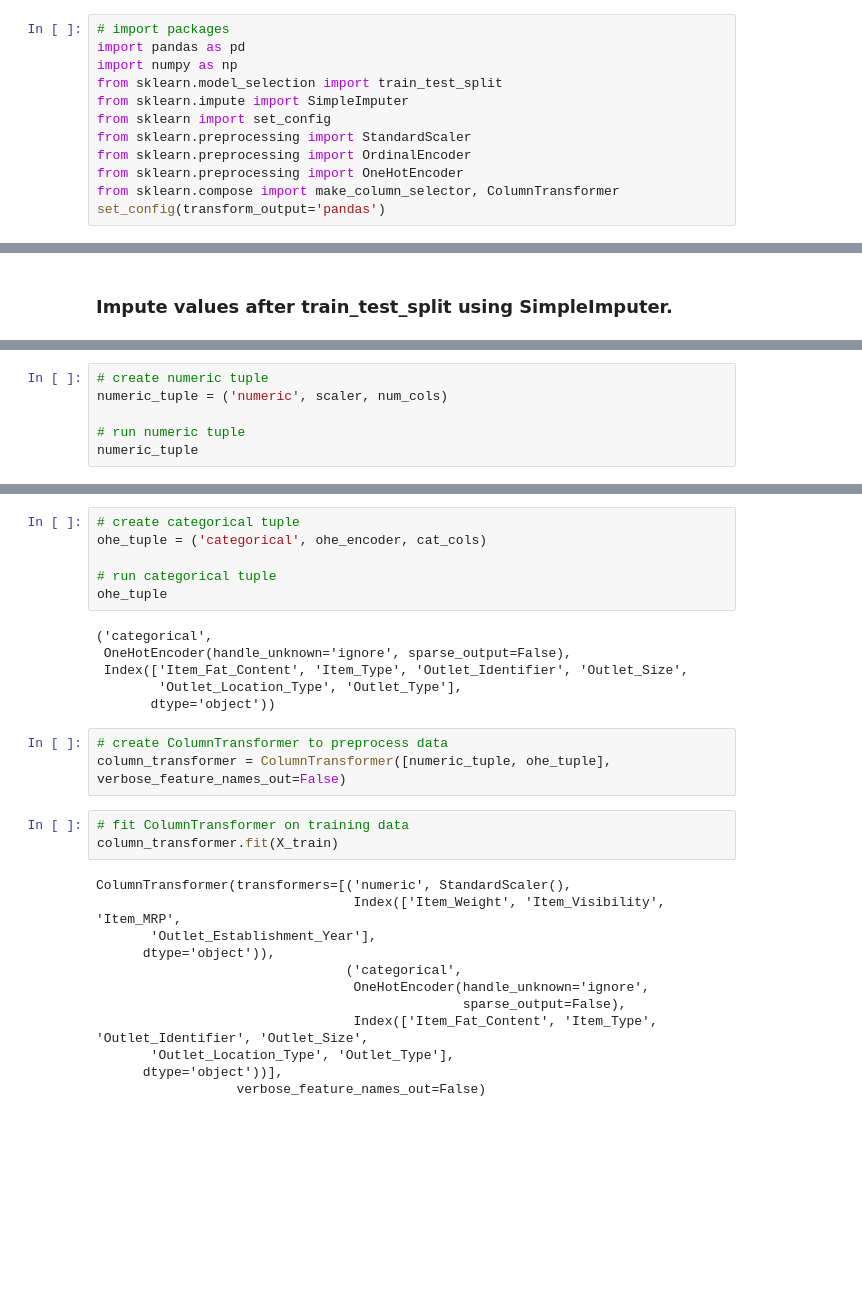
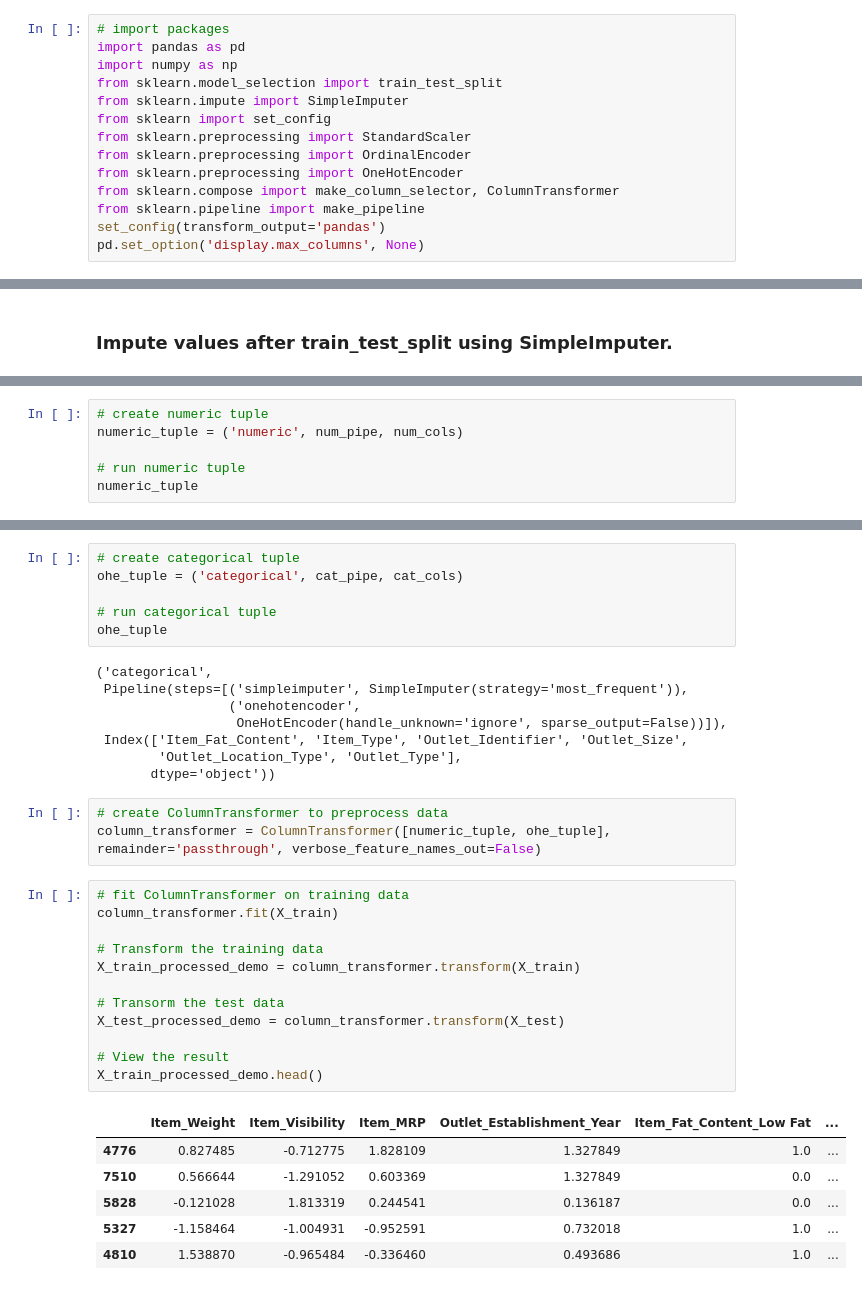
Before and after one commit to EhLeeOod/Prediction-of-Product-Sales, a Jupyter notebook: Part_5_Project_1_Core.ipynb, the cells around one changed output, grey strips where cells are left out. Cells and saved outputs as stored; diff of their text form; blank space fills up the shorter version.

Commit message:
removed redundant code; added num_pipe; added SimpleImputer to cat_pipe; added cat_pipe to ohe_tuple

```diff
--- a/Part_5_Project_1_Core.ipynb
+++ b/Part_5_Project_1_Core.ipynb
@@ -39,7 +39,9 @@ from sklearn.preprocessing import StandardScaler
 from sklearn.preprocessing import OrdinalEncoder
 from sklearn.preprocessing import OneHotEncoder
 from sklearn.compose import make_column_selector, ColumnTransformer
+from sklearn.pipeline import make_pipeline
 set_config(transform_output='pandas')
+pd.set_option('display.max_columns', None)
 # %%
 # load data
 df = pd.read_csv('/content/drive/MyDrive/CodingDojo/01-Fundamentals/Week02/Data/sales_predictions_2023.csv')
@@ -270,6 +180,6 @@ OneHotEncoder(handle_unknown='ignore', sparse_output=False)
 # %%
 # create numeric tuple
-numeric_tuple = ('numeric', scaler, num_cols)
+numeric_tuple = ('numeric', num_pipe, num_cols)
 
 # run numeric tuple
 numeric_tuple
@@ -281,31 +192,37 @@ numeric_tuple
        dtype='object'))
 # %%
 # create categorical tuple
-ohe_tuple = ('categorical', ohe_encoder, cat_cols)
+ohe_tuple = ('categorical', cat_pipe, cat_cols)
 
 # run categorical tuple
 ohe_tuple
 # %% [output]
 ('categorical',
- OneHotEncoder(handle_unknown='ignore', sparse_output=False),
+ Pipeline(steps=[('simpleimputer', SimpleImputer(strategy='most_frequent')),
+                 ('onehotencoder',
+                  OneHotEncoder(handle_unknown='ignore', sparse_output=False))]),
  Index(['Item_Fat_Content', 'Item_Type', 'Outlet_Identifier', 'Outlet_Size',
         'Outlet_Location_Type', 'Outlet_Type'],
        dtype='object'))
 # %%
 # create ColumnTransformer to preprocess data
-column_transformer = ColumnTransformer([numeric_tuple, ohe_tuple], verbose_feature_names_out=False)
+column_transformer = ColumnTransformer([numeric_tuple, ohe_tuple], remainder='passthrough', verbose_feature_names_out=False)
 # %%
 # fit ColumnTransformer on training data
 column_transformer.fit(X_train)
+
+# Transform the training data
+X_train_processed_demo = column_transformer.transform(X_train)
+
+# Transorm the test data
+X_test_processed_demo = column_transformer.transform(X_test)
+
+# View the result
+X_train_processed_demo.head()
 # %% [output]
-ColumnTransformer(transformers=[('numeric', StandardScaler(),
-                                 Index(['Item_Weight', 'Item_Visibility', 'Item_MRP',
-       'Outlet_Establishment_Year'],
-      dtype='object')),
-                                ('categorical',
-                                 OneHotEncoder(handle_unknown='ignore',
-                                               sparse_output=False),
-                                 Index(['Item_Fat_Content', 'Item_Type', 'Outlet_Identifier', 'Outlet_Size',
-       'Outlet_Location_Type', 'Outlet_Type'],
-      dtype='object'))],
-                  verbose_feature_names_out=False)
+|  | Item_Weight | Item_Visibility | Item_MRP | Outlet_Establishment_Year | Item_Fat_Content_Low Fat | ... |
+| 4776 | 0.827485 | -0.712775 | 1.828109 | 1.327849 | 1.0 | ... |
+| 7510 | 0.566644 | -1.291052 | 0.603369 | 1.327849 | 0.0 | ... |
+| 5828 | -0.121028 | 1.813319 | 0.244541 | 0.136187 | 0.0 | ... |
+| 5327 | -1.158464 | -1.004931 | -0.952591 | 0.732018 | 1.0 | ... |
+| 4810 | 1.538870 | -0.965484 | -0.336460 | 0.493686 | 1.0 | ... |
```
Also changed, not shown: parts of 17 cells of this notebook.
